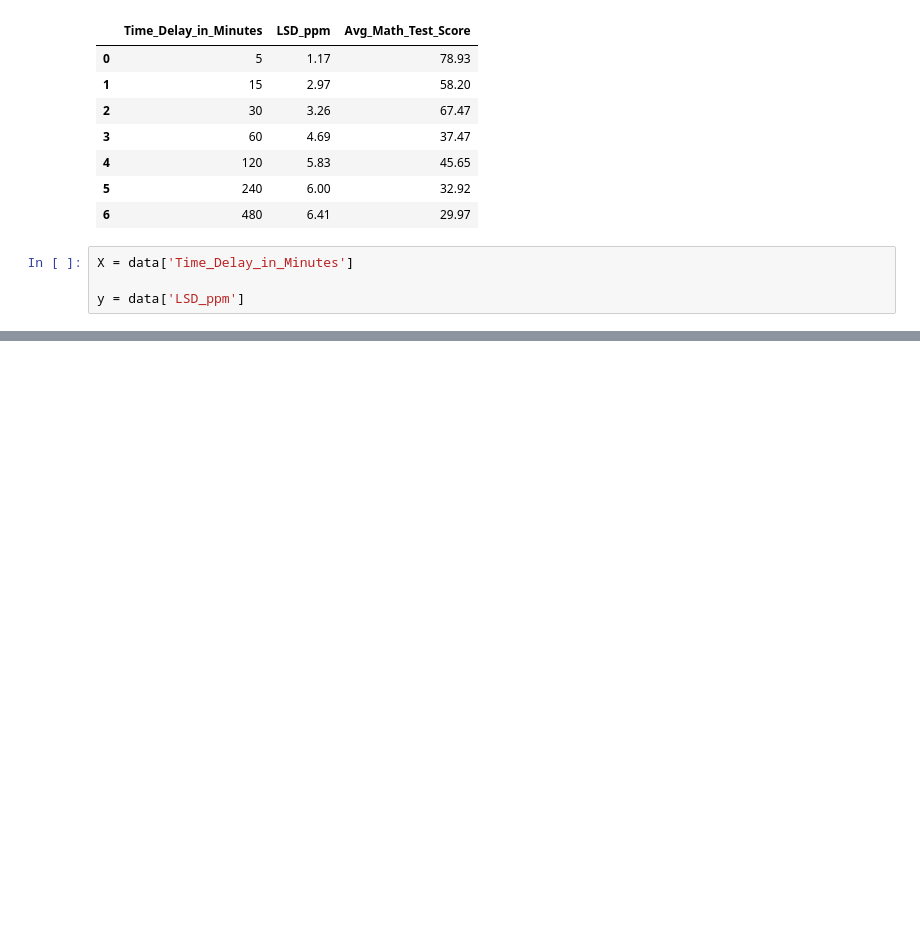
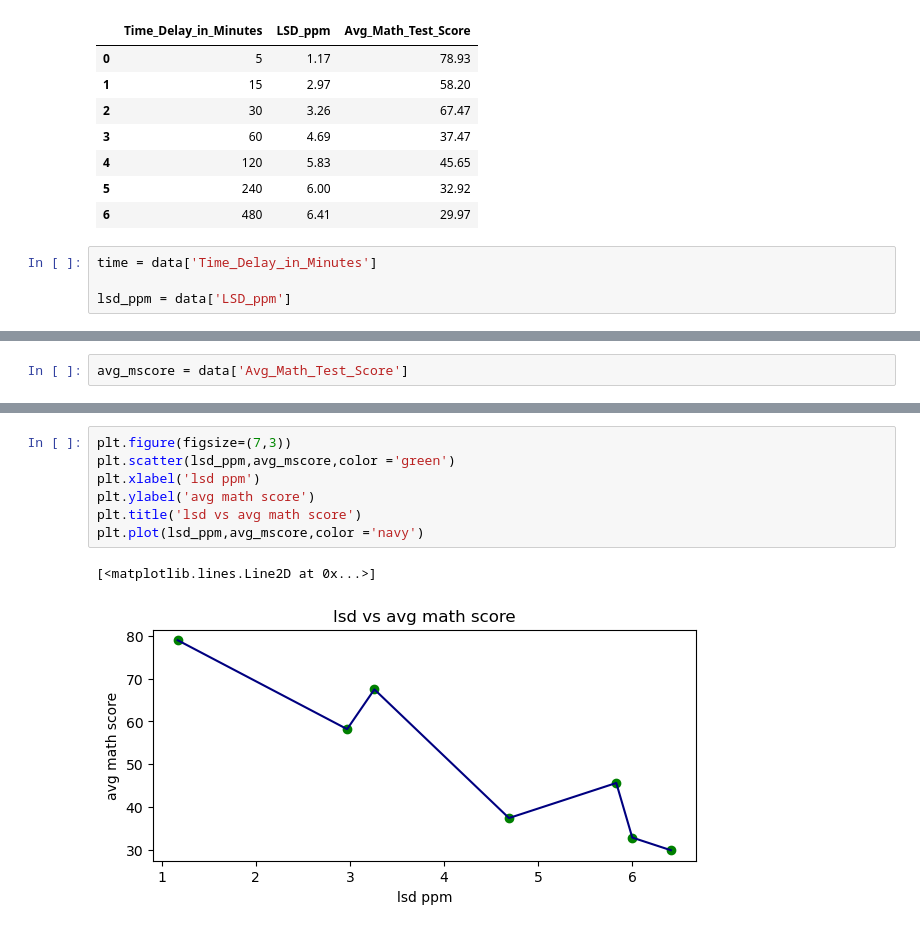
Before and after one commit to kuljeet234/Minor-ML-projects, a Jupyter notebook: pandas (basics)/lsd math test.ipynb, the cells around one changed output, grey strips where cells are left out. Saved outputs shown, nothing was run; the diff lists cells and outputs as text; blank space fills up the shorter version.

```diff
--- a/pandas (basics)/lsd math test.ipynb
+++ b/pandas (basics)/lsd math test.ipynb
@@ -103,8 +105,8 @@ data
 | 5 | 240 | 6.00 | 32.92 |
 | 6 | 480 | 6.41 | 29.97 |
 # %%
-X = data['Time_Delay_in_Minutes']
+time = data['Time_Delay_in_Minutes']
 
-y = data['LSD_ppm']
+lsd_ppm = data['LSD_ppm']
 # %%
 plt.figure(figsize=(7,3))
@@ -118,3 +120,5 @@ plt.plot(X,y, color = 'yellow')
 # %% [output]
 [<matplotlib.lines.Line2D at 0x...>]
 [figure]
+# %%
+avg_mscore = data['Avg_Math_Test_Score']
@@ -120,0 +134,10 @@ plt.plot(X,y, color = 'yellow')
+# %%
+plt.figure(figsize=(7,3))
+plt.scatter(lsd_ppm,avg_mscore,color ='green')
+plt.xlabel('lsd ppm')
+plt.ylabel('avg math score')
+plt.title('lsd vs avg math score')
+plt.plot(lsd_ppm,avg_mscore,color ='navy')
+# %% [output]
+[<matplotlib.lines.Line2D at 0x...>]
+[figure, added]
```
Also changed, not shown: parts of 3 cells of this notebook.
